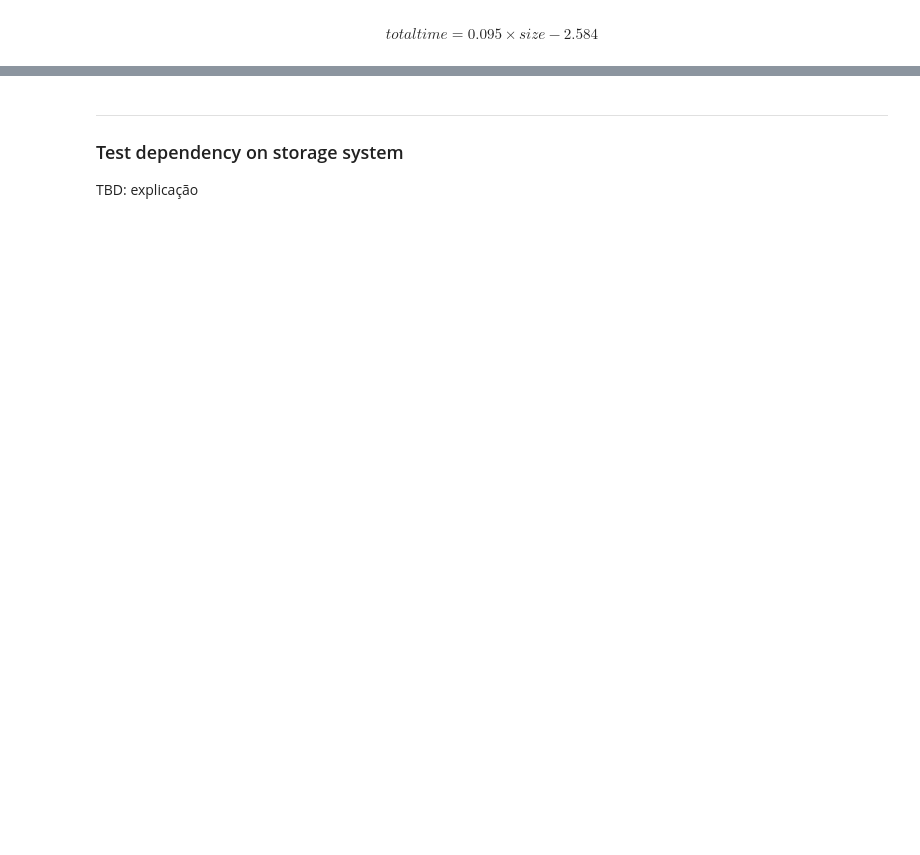
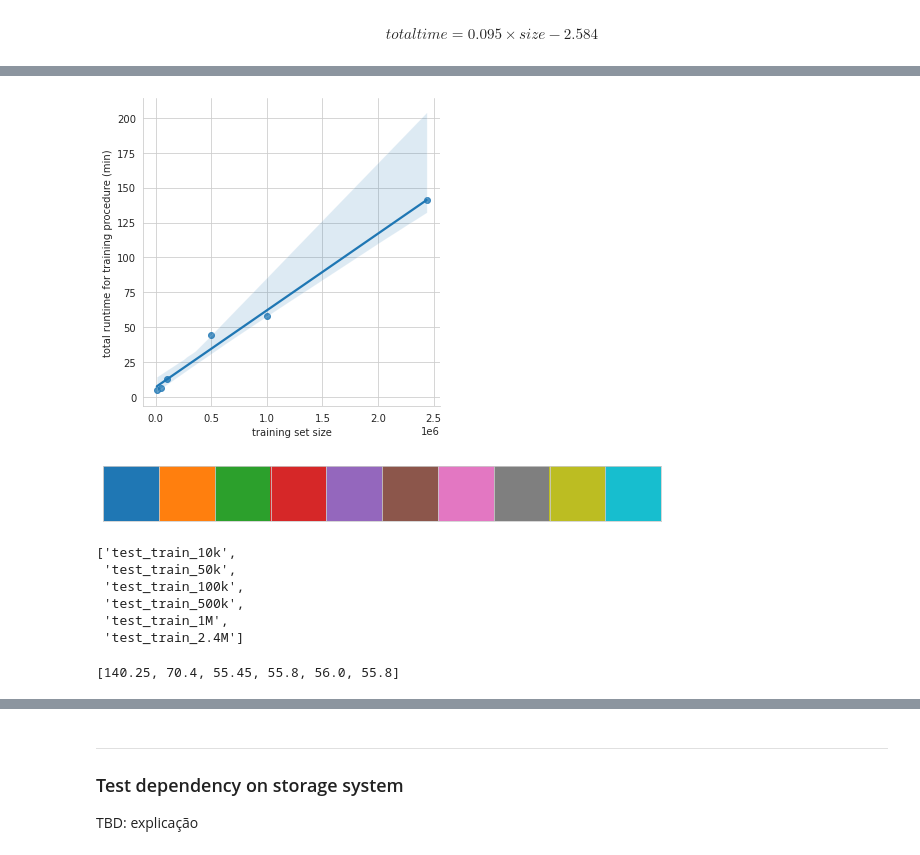
Before and after one commit to linea-it/ic-photoz, a Jupyter notebook: Fase3-PCW23/PZ_Compute_Tests.ipynb, the cells around one changed output, grey strips where cells are left out. Saved outputs shown, nothing was run; the diff lists cells and outputs as text; code cells hidden in the pictures; blank space fills up the shorter version.

```diff
--- a/Fase3-PCW23/PZ_Compute_Tests.ipynb
+++ b/Fase3-PCW23/PZ_Compute_Tests.ipynb
@@ -413,0 +525,3 @@ print(f'BPZ: 20M objects in {round(runtime_predict(20000, "bpz")/60., 1)} hours'
+# %%
+test_results_table = pd.read_csv('results/PZ Compute Runs - Tests.csv')
+test_results_table
@@ -413,0 +546,19 @@ print(f'BPZ: 20M objects in {round(runtime_predict(20000, "bpz")/60., 1)} hours'
+# %%
+train_set_size = [10000, 50000, 100000, 500000, 1000000, 2437615]
+train_time = []
+train_time_string = []
+test_name = []
+for i in range(43):
+    if test_results_table['PZ algorithm'][i] == "Train FlexZBoost":
+        train_time_string.append(test_results_table['Duration'][i])
+        t1 = time.strptime(test_results_table['Duration'][i],'%H:%M:%S')
+        t1_sec = datetime.timedelta(hours=t1.tm_hour,minutes=t1.tm_min,seconds=t1.tm_sec).total_seconds()
+        train_time.append(t1_sec/60.)
+        test_name.append(test_results_table['Test name (process ID)'][i])
+# %%
+df_train = pd.DataFrame({
+    'train_set_size': train_set_size,
+    'train_time': train_time,
+    'train_time_string': train_time_string,
+    'test_name': test_name
+})
@@ -413,0 +575,29 @@ print(f'BPZ: 20M objects in {round(runtime_predict(20000, "bpz")/60., 1)} hours'
+# %%
+#sns.set_style('whitegrid')
+sns_plot = sns.lmplot(x ='train_set_size', y ='train_time', data = df_train)
+           #markers =['o', '^'], scatter_kws={"s": 100})#, facet_kws={"legend_out":True})
+# plt.plot(df.query('algorithm == "fzboost"')['size'],
+#          df.query('algorithm == "fzboost"')['total_time'], 'o', ms=3, label='FlexZBoost')
+#plt.plot(x2, y2, '^', label='BPZ')
+plt.xlabel('training set size')
+plt.ylabel('total runtime for training procedure (min)')
+plt.tight_layout()
+sns_plot.figure.savefig('train.png',dpi=300)
+
+#plt.savefig('linear.png')
+# %% [output]
+[figure, added]
+# %%
+current_pallete = sns.color_palette()
+sns.palplot(current_pallete)
+# %% [output]
+[figure, added]
+# %%
+test_name
+# %% [output]
+['test_train_10k',
+ 'test_train_50k',
+ 'test_train_100k',
+ 'test_train_500k',
+ 'test_train_1M',
+ 'test_train_2.4M']
@@ -413,0 +615,4 @@ print(f'BPZ: 20M objects in {round(runtime_predict(20000, "bpz")/60., 1)} hours'
+# %%
+estimate_time
+# %% [output]
+[140.25, 70.4, 55.45, 55.8, 56.0, 55.8]
```
Also changed, not shown: parts of 42 cells of this notebook.
